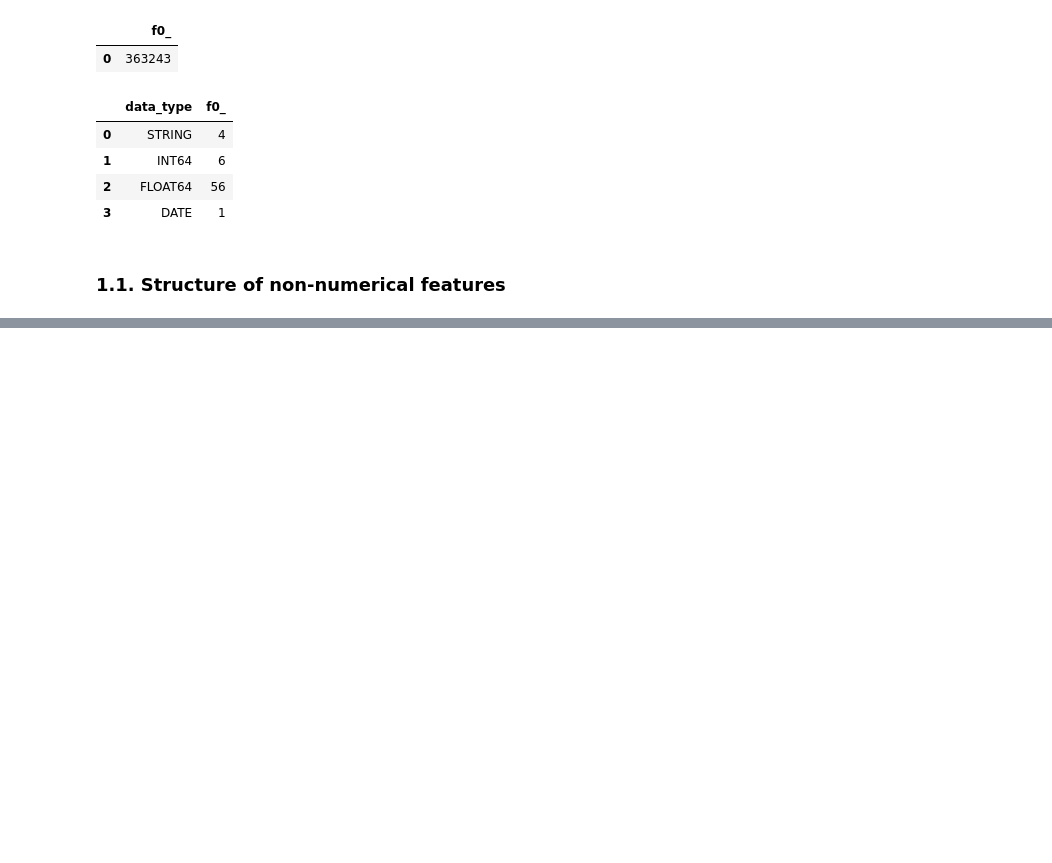
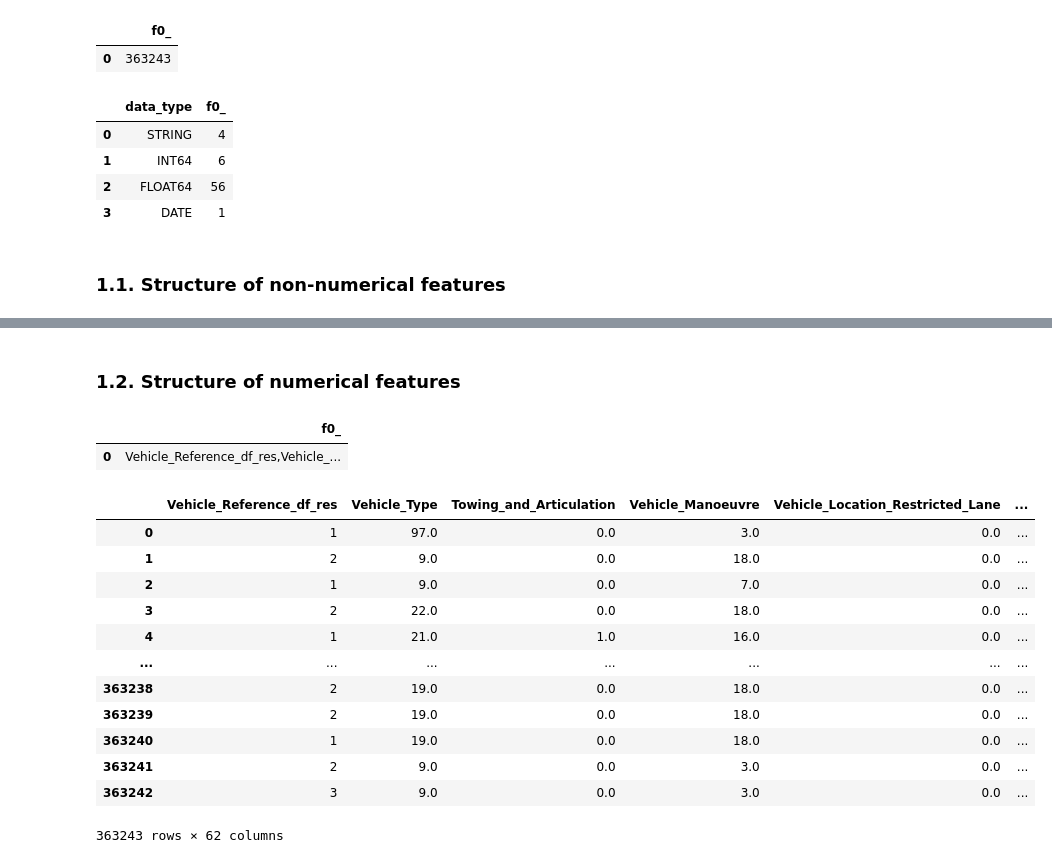
Before and after one commit to AnupJoseph/eda-with-python-jula-sql, a Jupyter notebook: sql/notebook.ipynb, the cells around one changed output, grey strips where cells are left out. Cells and saved outputs as stored; diff of their text form; code cells hidden in the pictures; blank space fills up the shorter version.

```diff
--- a/sql/notebook.ipynb
+++ b/sql/notebook.ipynb
@@ -48,3 +94,43 @@ df_4
+# %% [markdown]
+### 1.2. Structure of numerical features
+# %%
+
+
+numerical_columns = _deepnote_execute_sql("""SELECT
+    STRING_AGG(column_name,",")
+  FROM
+    `labocr-267706.eda.INFORMATION_SCHEMA.COLUMNS`
+  WHERE
+    data_type IN ("INT64",
+      "FLOAT64")
+""", 'SQL_D15DB2FC_356F_4858_A44E_CAB7271219CD')
+numerical_columns
+# %% [output]
+|  | f0_ |
+| 0 | Vehicle_Reference_df_res,Vehicle_... |
+# %%
+
+
+numericalcols_data = _deepnote_execute_sql("""SELECT
+  {{numerical_columns["f0_"][0] | sqlsafe}}
+FROM
+  `labocr-267706.eda.road_safety`
+""", 'SQL_D15DB2FC_356F_4858_A44E_CAB7271219CD')
+numericalcols_data
+# %% [output]
+|  | Vehicle_Reference_df_res | Vehicle_Type | Towing_and_Articulation | Vehicle_Manoeuvre | Vehicle_Location_Restricted_Lane | ... |
+| 0 | 1 | 97.0 | 0.0 | 3.0 | 0.0 | ... |
+| 1 | 2 | 9.0 | 0.0 | 18.0 | 0.0 | ... |
+| 2 | 1 | 9.0 | 0.0 | 7.0 | 0.0 | ... |
+| 3 | 2 | 22.0 | 0.0 | 18.0 | 0.0 | ... |
+| 4 | 1 | 21.0 | 1.0 | 16.0 | 0.0 | ... |
+| ... | ... | ... | ... | ... | ... | ... |
+| 363238 | 2 | 19.0 | 0.0 | 18.0 | 0.0 | ... |
+| 363239 | 2 | 19.0 | 0.0 | 18.0 | 0.0 | ... |
+| 363240 | 1 | 19.0 | 0.0 | 18.0 | 0.0 | ... |
+| 363241 | 2 | 9.0 | 0.0 | 3.0 | 0.0 | ... |
+| 363242 | 3 | 9.0 | 0.0 | 3.0 | 0.0 | ... |
+363243 rows × 62 columns
 # %% [markdown]
 <a style='text-decoration:none;line-height:16px;display:flex;color:#5B5B62;padding:10px;justify-content:end;' href='https://deepnote.com?utm_source=created-in-deepnote-cell&projectId=0250b4f5-a1fd-4aaa-8b27-2847b6649f1e' target="_blank">
 <img alt='Created in deepnote.com' style='display:inline;max-height:16px;margin:0px;margin-right:7.5px;' src='embedded-picture-1' > </img>
```
Also changed, not shown: parts of 5 cells of this notebook.
